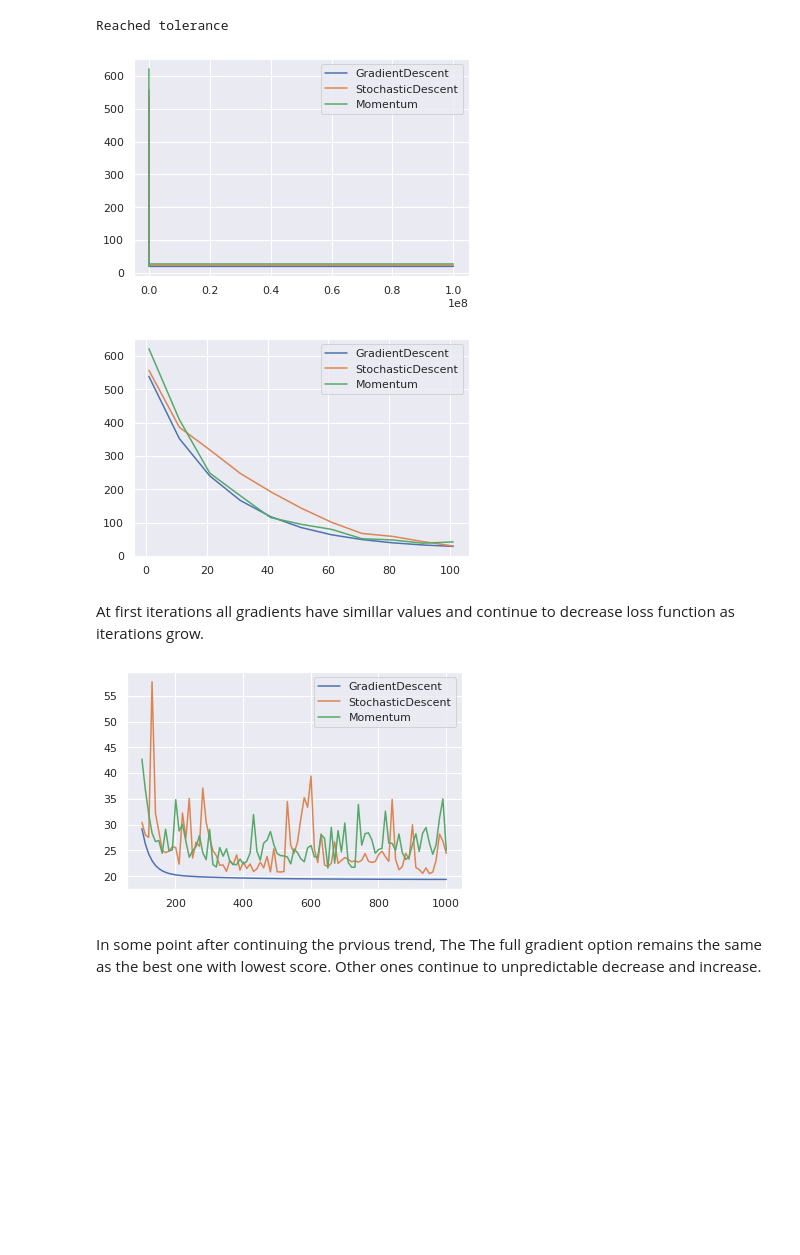
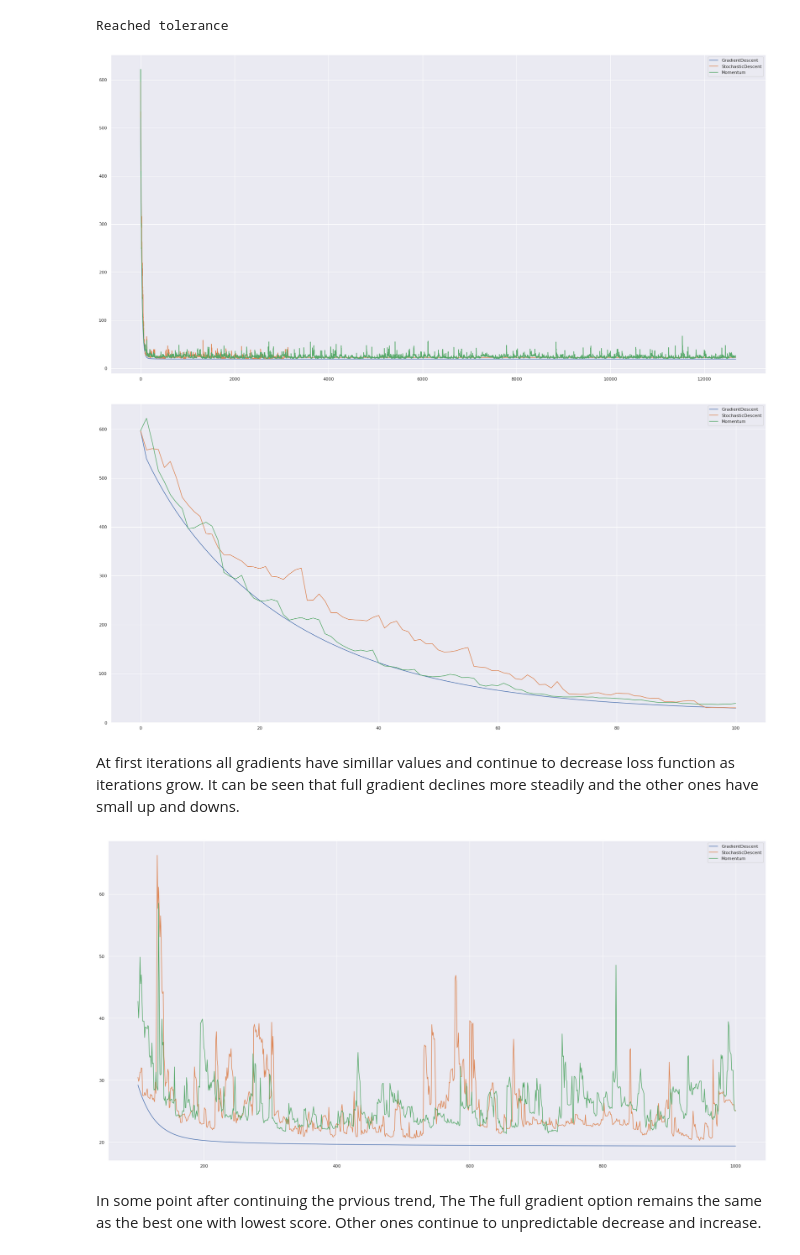
Before and after one commit to aamatevosyan/ml_se, a Jupyter notebook: hw/hw_2/homework-practice-02_v3.ipynb, the cells around one changed output. Drawn from its saved outputs; the diff is of its cells as text; code cells hidden in the pictures; blank space fills up the shorter version.

```diff
--- a/hw/hw_2/homework-practice-02_v3.ipynb
+++ b/hw/hw_2/homework-practice-02_v3.ipynb
@@ -409,7 +477,7 @@ As there is not option for adding constants to X (ones), this Linear Regression
 
 class LinReg(BaseEstimator):
     def __init__(self, delta=1.0, gd_type='Momentum',
-                 tolerance=1e-4, max_iter=1000, w0=None, eta=1e-2, alpha=1e-3):
+                 tolerance=1e-4, max_iter=1000, w0=None, eta=1e-2, alpha=1e-3, batch_size=1):
         """
         gd_type: 'GradientDescent', 'StochasticDescent', 'Momentum'
         tolerance: for stopping gradient descent
@@ -431,7 +499,7 @@ class LinReg(BaseEstimator):
         self.w = None
         self.eta = eta
         self.loss_history = None # list of loss function values at each training iteration
-        self.batch_size = 1
+        self.batch_size = batch_size
         self.moment = None
 
     def fit(self, X, y):
@@ -722,13 +799,21 @@ Don't forget about what *beautiful* graphics should look like!
 # %%
 labels = ['GradientDescent', 'StochasticDescent', 'Momentum']
 values = {}
-MAX_ITER_DEG = 9
+MAX_ITER = 0
+custom_models = []
 
 for i in range(len(labels)):
     values[labels[i]] = []
-    custom_model = LinReg(gd_type = labels[i], max_iter=10 ** MAX_ITER_DEG)
+    custom_model = LinReg(gd_type = labels[i], max_iter=10 ** 8)
     custom_model.fit(X_train, y_train)
-    for j in range(1, 10**(MAX_ITER_DEG - 1) + 1, 10):
+    custom_models.append(custom_model)
+
+    if len(custom_model.loss_history) - 1 > MAX_ITER:
+        MAX_ITER = len(custom_model.loss_history)
+
+for i in range(len(labels)):
+    custom_model = custom_models[i]
+    for j in range(MAX_ITER + 1):
         if j >= len(custom_model.loss_history):
             loss = custom_model.loss_history[-1]
         else:
@@ -739,34 +824,34 @@ Reached tolerance
 Reached tolerance
 Reached tolerance
 # %%
-plt.figure()
+plt.figure(figsize=(30, 15))
 for i in range(len(labels)):
-    plt.plot([i for i in range(1, 10**(MAX_ITER_DEG - 1) + 1, 10)], values[labels[i]], label=labels[i])
+    plt.plot([i for i in range(MAX_ITER + 1)], values[labels[i]], label=labels[i])
 
 plt.legend()
 plt.show()
 # %% [output]
-[figure, old version]
+[figure, new version]
 # %%
-plt.figure()
+plt.figure(figsize=(30, 15))
 for i in range(len(labels)):
-    plt.plot([i for i in range(1, 102, 10)], values[labels[i]][:11], label=labels[i])
+    plt.plot([i for i in range(101)], values[labels[i]][:101], label=labels[i])
 
 plt.legend()
 plt.show()
 # %% [output]
-[figure, old version]
+[figure, new version]
 # %% [markdown]
-At first iterations all gradients have simillar values and continue to decrease loss function as iterations grow.
+At first iterations all gradients have simillar values and continue to decrease loss function as iterations grow. It can be seen that full gradient declines more steadily and the other ones have small up and downs.
 # %%
-plt.figure()
+plt.figure(figsize=(30, 15))
 for i in range(len(labels)):
-    plt.plot([i for i in range(101, 1002, 10)], values[labels[i]][10:101], label=labels[i])
+    plt.plot([i for i in range(101, 1001)], values[labels[i]][101:1001], label=labels[i])
 
 plt.legend()
 plt.show()
 # %% [output]
-[figure, old version]
+[figure, new version]
 # %% [markdown]
 In some point after continuing the prvious trend, The The full gradient option remains the same as the best one with lowest score. Other ones continue to unpredictable decrease and increase.
 # %%
```
Also changed, not shown: parts of 19 cells of this notebook.
